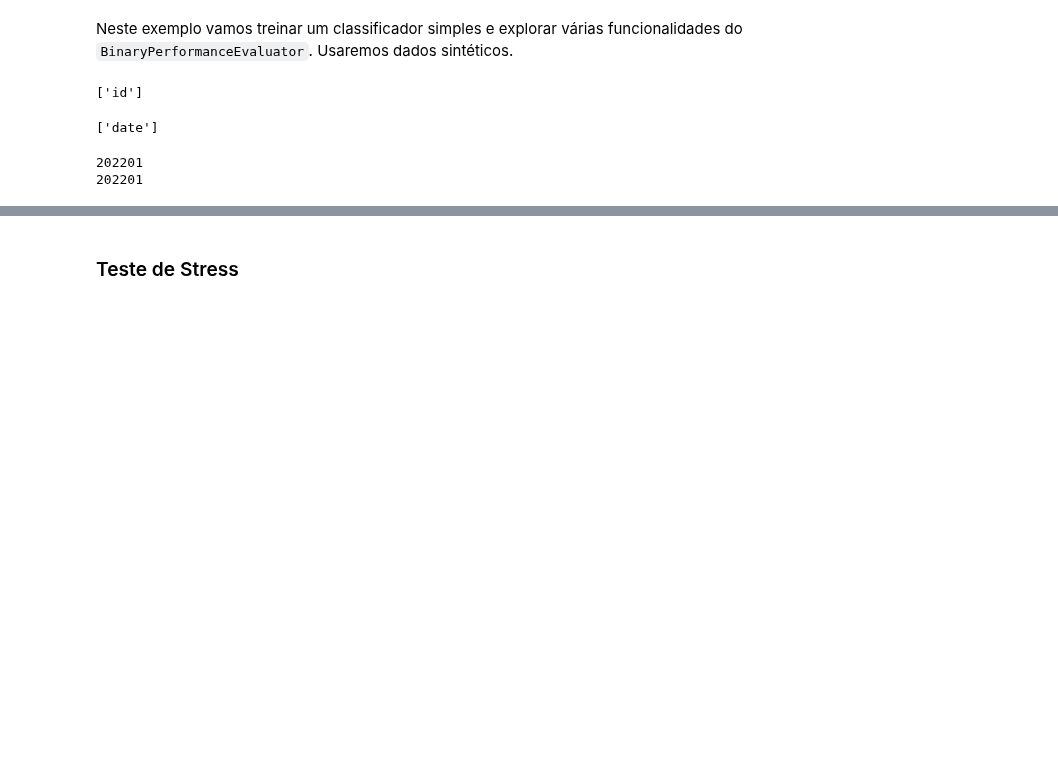
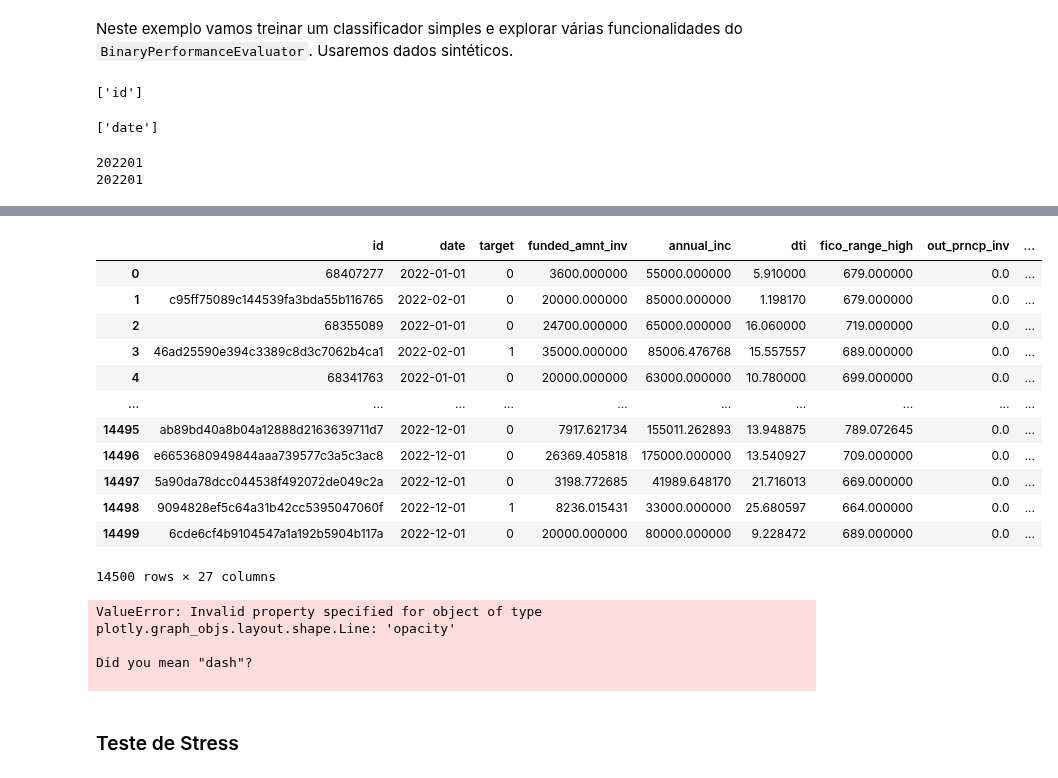
Before and after one commit to joaaomaia/RiskPilot, a Jupyter notebook: examples/binary_performance_full_demo.ipynb, the cells around one changed output, grey strips where cells are left out. Drawn from its saved outputs; the diff is of its cells as text; code cells hidden in the pictures; blank space fills up the shorter version.

```diff
--- a/examples/binary_performance_full_demo.ipynb
+++ b/examples/binary_performance_full_demo.ipynb
@@ -623,3 +682,34 @@ fig_psi.show()
+# %%
+evaluator.df_train
+# %% [output]
+|  | id | date | target | funded_amnt_inv | annual_inc | dti | fico_range_high | out_prncp_inv | ... |
+| 0 | 68407277 | 2022-01-01 | 0 | 3600.000000 | 55000.000000 | 5.910000 | 679.000000 | 0.0 | ... |
+| 1 | c95ff75089c144539fa3bda55b116765 | 2022-02-01 | 0 | 20000.000000 | 85000.000000 | 1.198170 | 679.000000 | 0.0 | ... |
+| 2 | 68355089 | 2022-01-01 | 0 | 24700.000000 | 65000.000000 | 16.060000 | 719.000000 | 0.0 | ... |
+| 3 | 46ad25590e394c3389c8d3c7062b4ca1 | 2022-02-01 | 1 | 35000.000000 | 85006.476768 | 15.557557 | 689.000000 | 0.0 | ... |
+| 4 | 68341763 | 2022-01-01 | 0 | 20000.000000 | 63000.000000 | 10.780000 | 699.000000 | 0.0 | ... |
+| ... | ... | ... | ... | ... | ... | ... | ... | ... | ... |
+| 14495 | ab89bd40a8b04a12888d2163639711d7 | 2022-12-01 | 0 | 7917.621734 | 155011.262893 | 13.948875 | 789.072645 | 0.0 | ... |
+| 14496 | e6653680949844aaa739577c3a5c3ac8 | 2022-12-01 | 0 | 26369.405818 | 175000.000000 | 13.540927 | 709.000000 | 0.0 | ... |
+| 14497 | 5a90da78dcc044538f492072de049c2a | 2022-12-01 | 0 | 3198.772685 | 41989.648170 | 21.716013 | 669.000000 | 0.0 | ... |
+| 14498 | 9094828ef5c64a31b42cc5395047060f | 2022-12-01 | 1 | 8236.015431 | 33000.000000 | 25.680597 | 664.000000 | 0.0 | ... |
+| 14499 | 6cde6cf4b9104547a1a192b5904b117a | 2022-12-01 | 0 | 20000.000000 | 80000.000000 | 9.228472 | 689.000000 | 0.0 | ... |
+14500 rows × 27 columns
+# %%
+# 1) Todos os gráficos (1 por variável), sem filtro
+figs, df_psi = evaluator.plot_psi()
+
+# 2) Apenas para variável 'annual_inc'
+fig_annual, df_annual = evaluator.plot_psi(feature="annual_inc")
+fig_annual.show()
+
+# 3) Smart-view: apenas variáveis com PSI ≥ 0.10
+figs_smart, df_smart = evaluator.plot_psi(smart_view=True)
+# %% [output]
+ValueError: Invalid property specified for object of type plotly.graph_objs.layout.shape.Line: 'opacity'
+
+Did you mean "dash"?
+
 # %%
 evaluator.plot_ks(
     title='KS por Safra'
```
Also changed, not shown: parts of 15 cells of this notebook, 1 other file.
